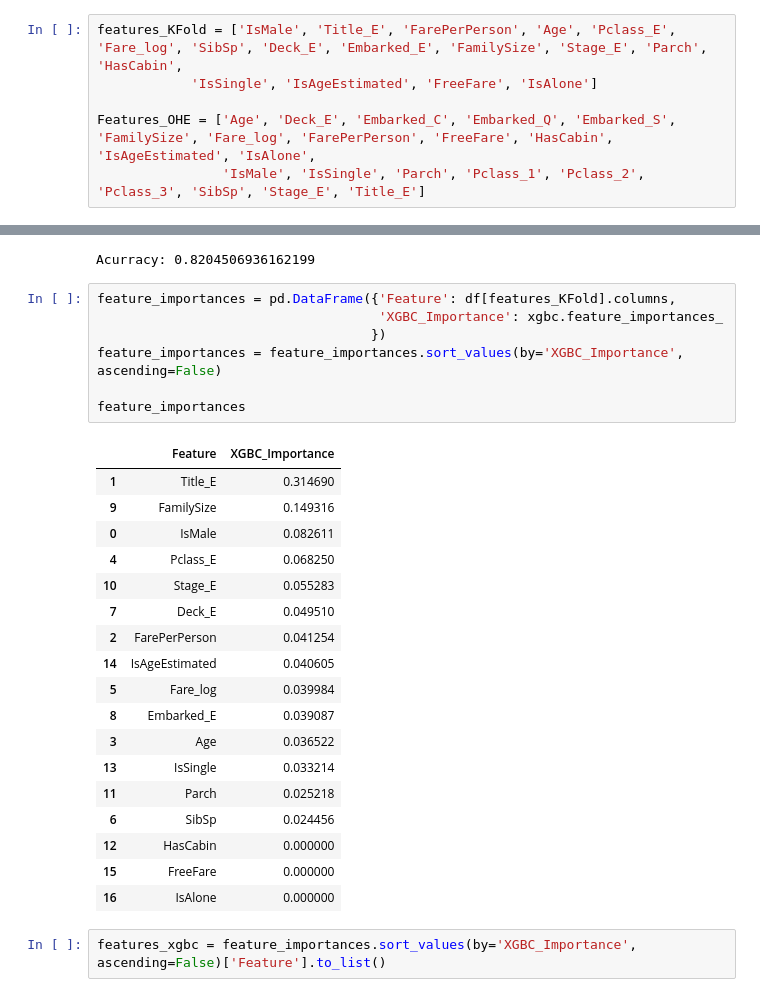
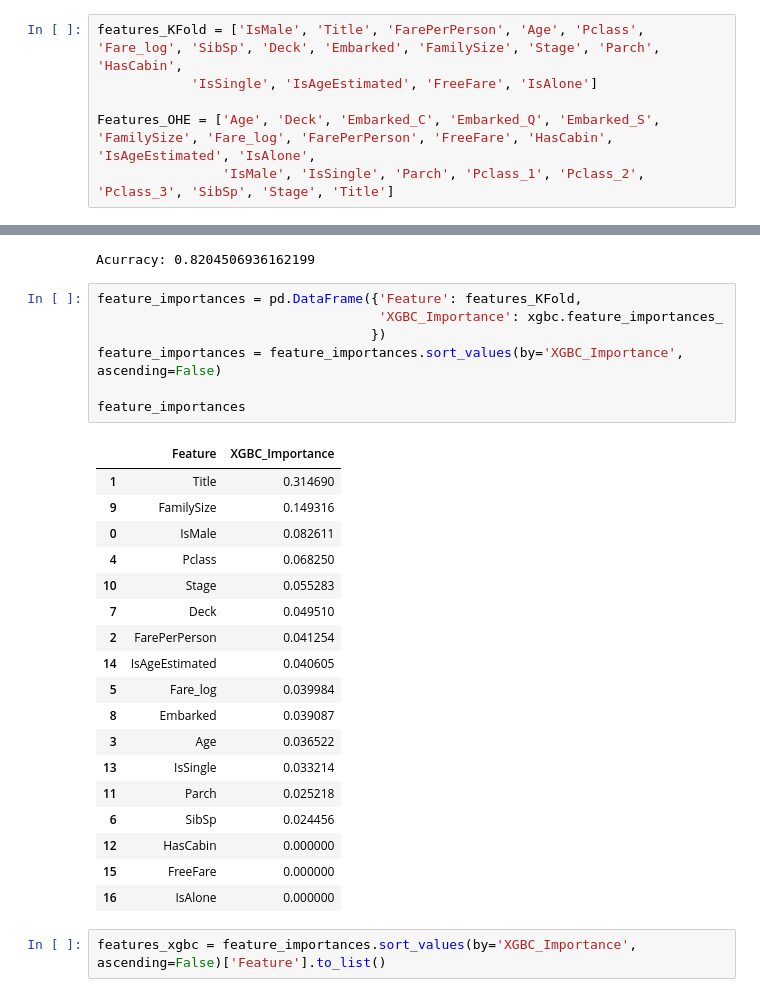
Before and after one commit to fabiogaldinho/Titanic-Classification, a Jupyter notebook: notebooks/03_Modeling_and_Tuning.ipynb, the cells around one changed output, grey strips where cells are left out. Saved outputs shown, nothing was run; the diff lists cells and outputs as text.

```diff
--- a/notebooks/03_Modeling_and_Tuning.ipynb
+++ b/notebooks/03_Modeling_and_Tuning.ipynb
@@ -416,11 +405,11 @@ df.head()
 # %% [markdown]
 # **MODEL DEVELOPMENT AND EVALUATION**
 # %%
-features_KFold = ['IsMale', 'Title_E', 'FarePerPerson', 'Age', 'Pclass_E', 'Fare_log', 'SibSp', 'Deck_E', 'Embarked_E', 'FamilySize', 'Stage_E', 'Parch', 'HasCabin',
+features_KFold = ['IsMale', 'Title', 'FarePerPerson', 'Age', 'Pclass', 'Fare_log', 'SibSp', 'Deck', 'Embarked', 'FamilySize', 'Stage', 'Parch', 'HasCabin',
             'IsSingle', 'IsAgeEstimated', 'FreeFare', 'IsAlone']
 
-Features_OHE = ['Age', 'Deck_E', 'Embarked_C', 'Embarked_Q', 'Embarked_S', 'FamilySize', 'Fare_log', 'FarePerPerson', 'FreeFare', 'HasCabin', 'IsAgeEstimated', 'IsAlone',
-                'IsMale', 'IsSingle', 'Parch', 'Pclass_1', 'Pclass_2', 'Pclass_3', 'SibSp', 'Stage_E', 'Title_E']
+Features_OHE = ['Age', 'Deck', 'Embarked_C', 'Embarked_Q', 'Embarked_S', 'FamilySize', 'Fare_log', 'FarePerPerson', 'FreeFare', 'HasCabin', 'IsAgeEstimated', 'IsAlone',
+                'IsMale', 'IsSingle', 'Parch', 'Pclass_1', 'Pclass_2', 'Pclass_3', 'SibSp', 'Stage', 'Title']
 # %% [markdown]
 ## **XGBOOST CLASSIFIER**
 # %% [markdown]
@@ -434,24 +423,24 @@ StratKFold(df, features_KFold, 'Survived', 5, False, xgbc)
 # %% [output]
 Acurracy: 0.8204506936162199
 # %%
-feature_importances = pd.DataFrame({'Feature': df[features_KFold].columns,
+feature_importances = pd.DataFrame({'Feature': features_KFold,
                                     'XGBC_Importance': xgbc.feature_importances_
                                    })
 feature_importances = feature_importances.sort_values(by='XGBC_Importance', ascending=False)
 
 feature_importances
 # %% [output]
 |  | Feature | XGBC_Importance |
-| 1 | Title_E | 0.314690 |
+| 1 | Title | 0.314690 |
 | 9 | FamilySize | 0.149316 |
 | 0 | IsMale | 0.082611 |
-| 4 | Pclass_E | 0.068250 |
-| 10 | Stage_E | 0.055283 |
-| 7 | Deck_E | 0.049510 |
+| 4 | Pclass | 0.068250 |
+| 10 | Stage | 0.055283 |
+| 7 | Deck | 0.049510 |
 | 2 | FarePerPerson | 0.041254 |
 | 14 | IsAgeEstimated | 0.040605 |
 | 5 | Fare_log | 0.039984 |
-| 8 | Embarked_E | 0.039087 |
+| 8 | Embarked | 0.039087 |
 | 3 | Age | 0.036522 |
 | 13 | IsSingle | 0.033214 |
 | 11 | Parch | 0.025218 |
```
Also changed, not shown: parts of 16 cells of this notebook, 3 other files.
